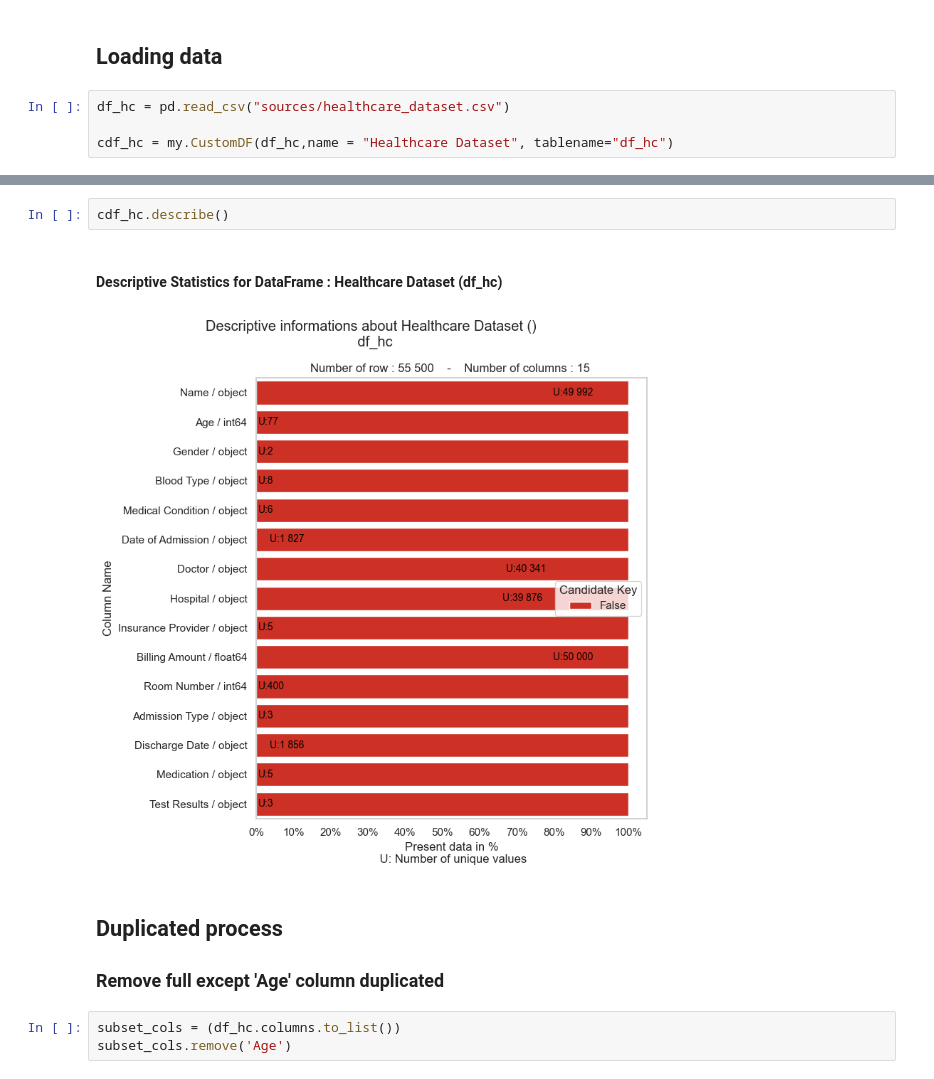
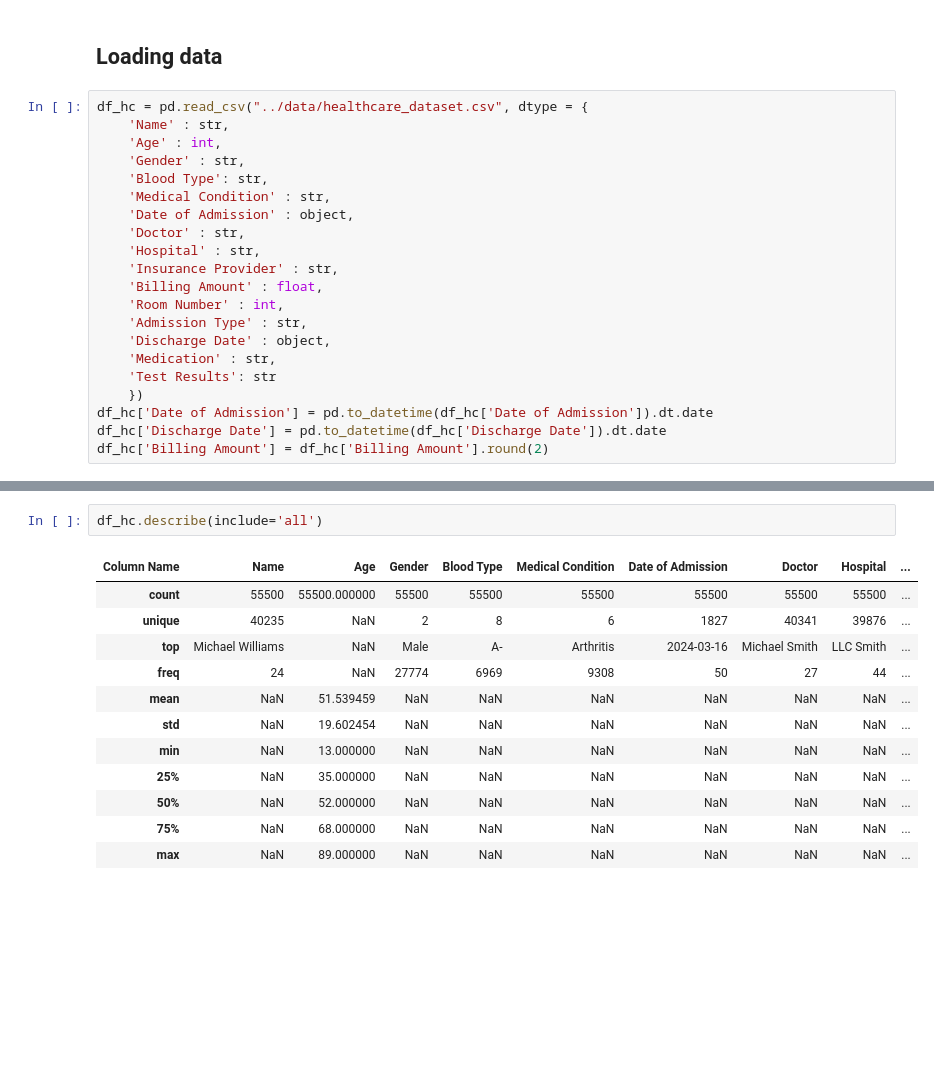
Before and after one commit to day811/OCDE-P5, a Jupyter notebook: notebooks/exploratory_analysis.ipynb, the cells around one changed output, grey strips where cells are left out. Cells and saved outputs as stored; diff of their text form; blank space fills up the shorter version.

```diff
--- a/notebooks/exploratory_analysis.ipynb
+++ b/notebooks/exploratory_analysis.ipynb
@@ -8,6 +21,23 @@ import mytools as my
 # %% [markdown]
 ## Loading data
 # %%
-df_hc = pd.read_csv("sources/healthcare_dataset.csv")
-
-cdf_hc = my.CustomDF(df_hc,name = "Healthcare Dataset", tablename="df_hc")
+df_hc = pd.read_csv("../data/healthcare_dataset.csv", dtype = {
+    'Name' : str,
+    'Age' : int,
+    'Gender' : str,
+    'Blood Type': str,
+    'Medical Condition' : str,
+    'Date of Admission' : object,
+    'Doctor' : str,
+    'Hospital' : str,
+    'Insurance Provider' : str,
+    'Billing Amount' : float,
+    'Room Number' : int,
+    'Admission Type' : str,
+    'Discharge Date' : object,
+    'Medication' : str,
+    'Test Results': str
+    })
+df_hc['Date of Admission'] = pd.to_datetime(df_hc['Date of Admission']).dt.date
+df_hc['Discharge Date'] = pd.to_datetime(df_hc['Discharge Date']).dt.date
+df_hc['Billing Amount'] = df_hc['Billing Amount'].round(2)
@@ -22,11 +44,15 @@ cdf_hc = my.CustomDF(df_hc,name = "Healthcare Dataset", tablename="df_hc")
 # %%
-cdf_hc.describe()
+df_hc.describe(include='all')
 # %% [output]
-#### **Descriptive Statistics for DataFrame :** Healthcare Dataset (df_hc)
-[figure, removed]
+| Column Name | Name | Age | Gender | Blood Type | Medical Condition | Date of Admission | Doctor | Hospital | ... |
+| count | 55500 | 55500.000000 | 55500 | 55500 | 55500 | 55500 | 55500 | 55500 | ... |
+| unique | 40235 | NaN | 2 | 8 | 6 | 1827 | 40341 | 39876 | ... |
+| top | Michael Williams | NaN | Male | A- | Arthritis | 2024-03-16 | Michael Smith | LLC Smith | ... |
+| freq | 24 | NaN | 27774 | 6969 | 9308 | 50 | 27 | 44 | ... |
+| mean | NaN | 51.539459 | NaN | NaN | NaN | NaN | NaN | NaN | ... |
+| std | NaN | 19.602454 | NaN | NaN | NaN | NaN | NaN | NaN | ... |
+| min | NaN | 13.000000 | NaN | NaN | NaN | NaN | NaN | NaN | ... |
+| 25% | NaN | 35.000000 | NaN | NaN | NaN | NaN | NaN | NaN | ... |
+| 50% | NaN | 52.000000 | NaN | NaN | NaN | NaN | NaN | NaN | ... |
+| 75% | NaN | 68.000000 | NaN | NaN | NaN | NaN | NaN | NaN | ... |
+| max | NaN | 89.000000 | NaN | NaN | NaN | NaN | NaN | NaN | ... |
-# %% [markdown]
-## Duplicated process
-### Remove full except 'Age' column duplicated
-# %%
-subset_cols = (df_hc.columns.to_list())
-subset_cols.remove('Age')
```
Also changed, not shown: parts of 25 cells of this notebook, 3 other files.
